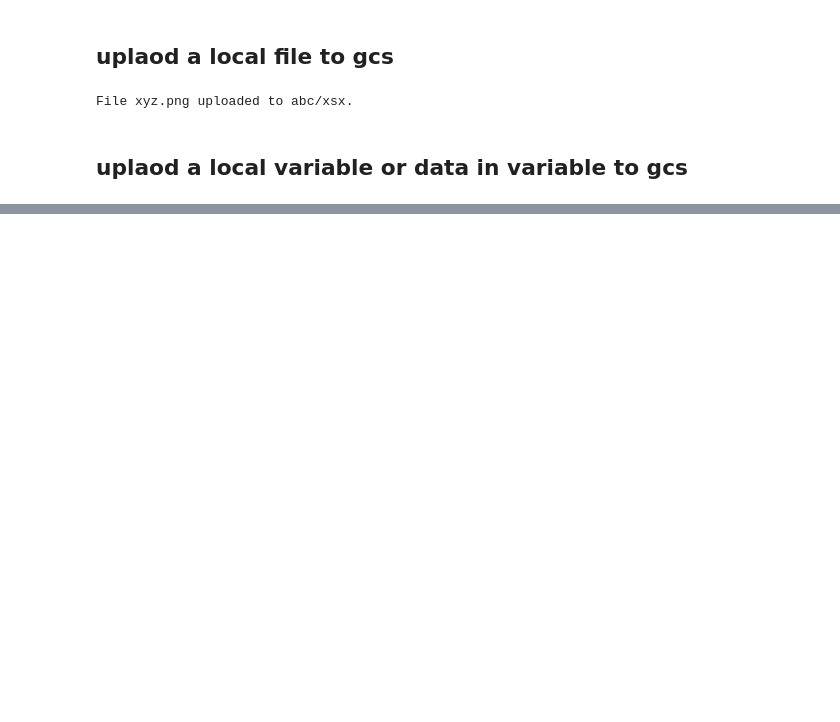
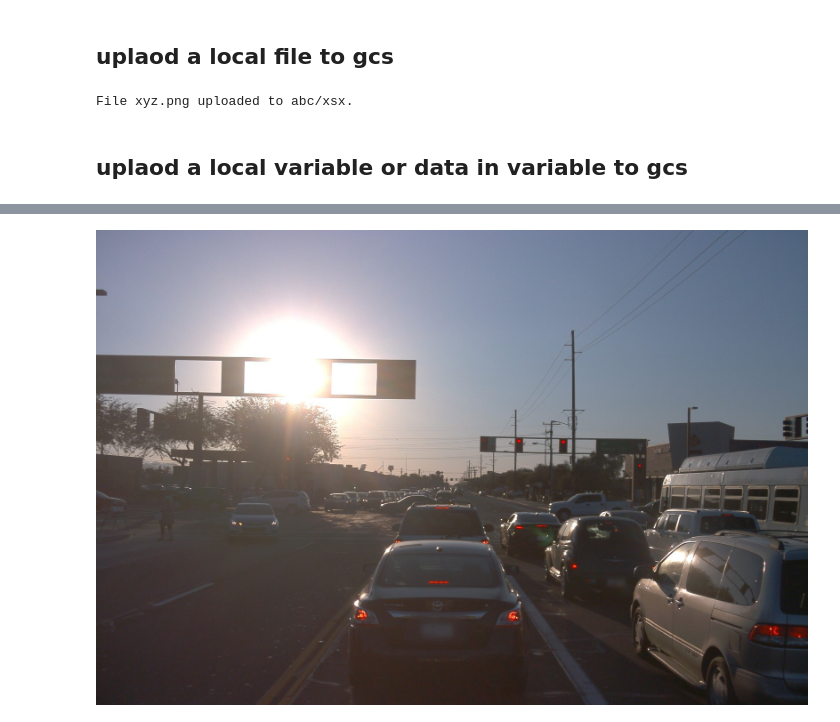
Before and after one commit to saching13/Validation-of-Synthetic-Image-data-for-Autonomous-Driving, a Jupyter notebook: gcs_reader.ipynb, the cells around one changed output, grey strips where cells are left out. Drawn from its saved outputs; the diff is of its cells as text; code cells hidden in the pictures; blank space fills up the shorter version.

Commit message:
training added

```diff
--- a/gcs_reader.ipynb
+++ b/gcs_reader.ipynb
@@ -124,7 +234,7 @@ def upload_blob_from_bytes(bucket_name, source_file_name, destination_blob_name)
         source_file_name,
         destination_blob_name))
 # %%
-def download_blob2(bucket_name, source_file_name, destination_blob_name):
+def download_blob2(bucket_name, destination_blob_name):
     """download a file to the bucket."""
     storage_client = storage.Client()
     bucket = storage_client.get_bucket(bucket_name)
@@ -134,0 +270,4 @@ def download_blob2(bucket_name, source_file_name, destination_blob_name):
+# %%
+file_name = 'Training_data/images/waymo_vtraining_front_1.jpg'
+file_string = download_blob2('waymo_validation',file_name)
+iw, ih = (1920,1280)
@@ -134,0 +284,2 @@ def download_blob2(bucket_name, source_file_name, destination_blob_name):
+# %%
+img = Image.open(io.BytesIO(file_string))
@@ -134,0 +297,4 @@ def download_blob2(bucket_name, source_file_name, destination_blob_name):
+# %%
+img
+# %% [output]
+[figure, added]
```
Also changed, not shown: parts of 16 cells of this notebook, 7 other files.
